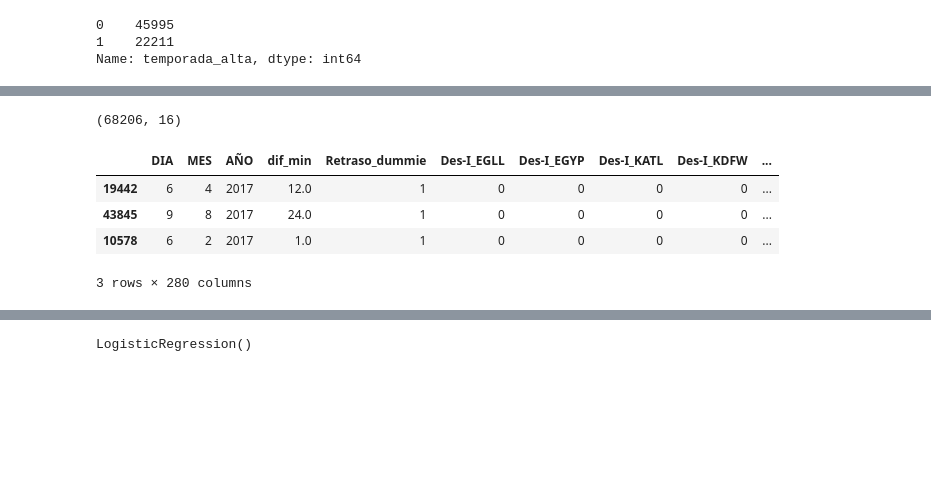
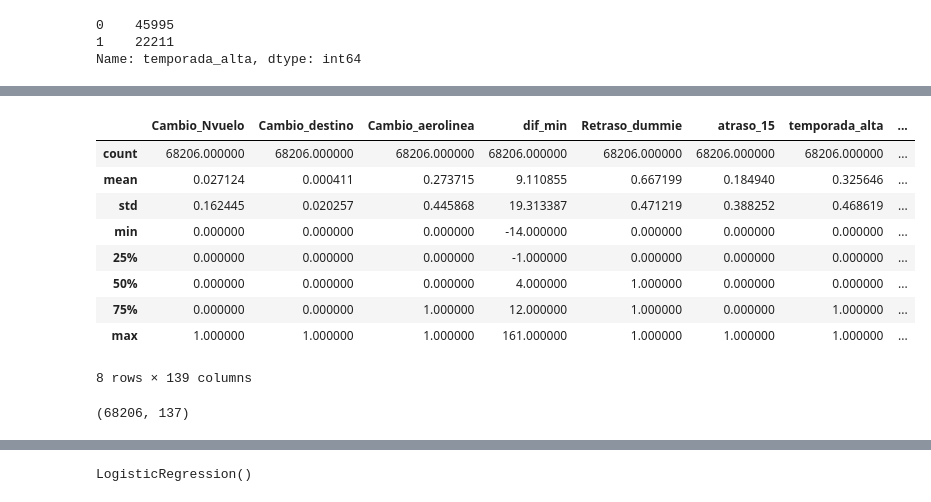
Before and after one commit to javiriquelme/DesafioLatamAirlines, a Jupyter notebook: solution.ipynb, the cells around one changed output, grey strips where cells are left out. Cells and saved outputs as stored; diff of their text form; code cells hidden in the pictures; blank space fills up the shorter version.

```diff
--- a/solution.ipynb
+++ b/solution.ipynb
@@ -268,0 +688,13 @@ Index(['Ori-I', 'Des-I', 'Emp-I', 'Ori-O', 'Des-O', 'Emp-O', 'DIA', 'MES',
+# %%
+data_ml.describe()
+# %% [output]
+|  | Cambio_Nvuelo | Cambio_destino | Cambio_aerolinea | dif_min | Retraso_dummie | atraso_15 | temporada_alta | ... |
+| count | 68206.000000 | 68206.000000 | 68206.000000 | 68206.000000 | 68206.000000 | 68206.000000 | 68206.000000 | ... |
+| mean | 0.027124 | 0.000411 | 0.273715 | 9.110855 | 0.667199 | 0.184940 | 0.325646 | ... |
+| std | 0.162445 | 0.020257 | 0.445868 | 19.313387 | 0.471219 | 0.388252 | 0.468619 | ... |
+| min | 0.000000 | 0.000000 | 0.000000 | -14.000000 | 0.000000 | 0.000000 | 0.000000 | ... |
+| 25% | 0.000000 | 0.000000 | 0.000000 | -1.000000 | 0.000000 | 0.000000 | 0.000000 | ... |
+| 50% | 0.000000 | 0.000000 | 0.000000 | 4.000000 | 1.000000 | 0.000000 | 0.000000 | ... |
+| 75% | 0.000000 | 0.000000 | 1.000000 | 12.000000 | 1.000000 | 0.000000 | 1.000000 | ... |
+| max | 1.000000 | 1.000000 | 1.000000 | 161.000000 | 1.000000 | 1.000000 | 1.000000 | ... |
+8 rows × 139 columns
@@ -269,4 +706,5 @@ Index(['Ori-I', 'Des-I', 'Emp-I', 'Ori-O', 'Des-O', 'Emp-O', 'DIA', 'MES',
 # %%
+data_ml.columns
 data_ml.shape
 # %% [output]
-(68206, 16)
+(68206, 137)
@@ -275,8 +710,0 @@ data_ml = pd.get_dummies(data=data_ml, columns= ["Ori-I", "Des-I", "Emp-I", "Ori
-# %%
-data_ml.sample(3)
-# %% [output]
-|  | DIA | MES | AÑO | dif_min | Retraso_dummie | Des-I_EGLL | Des-I_EGYP | Des-I_KATL | Des-I_KDFW | ... |
-| 19442 | 6 | 4 | 2017 | 12.0 | 1 | 0 | 0 | 0 | 0 | ... |
-| 43845 | 9 | 8 | 2017 | 24.0 | 1 | 0 | 0 | 0 | 0 | ... |
-| 10578 | 6 | 2 | 2017 | 1.0 | 1 | 0 | 0 | 0 | 0 | ... |
-3 rows × 280 columns
```
Also changed, not shown: parts of 102 cells of this notebook.
